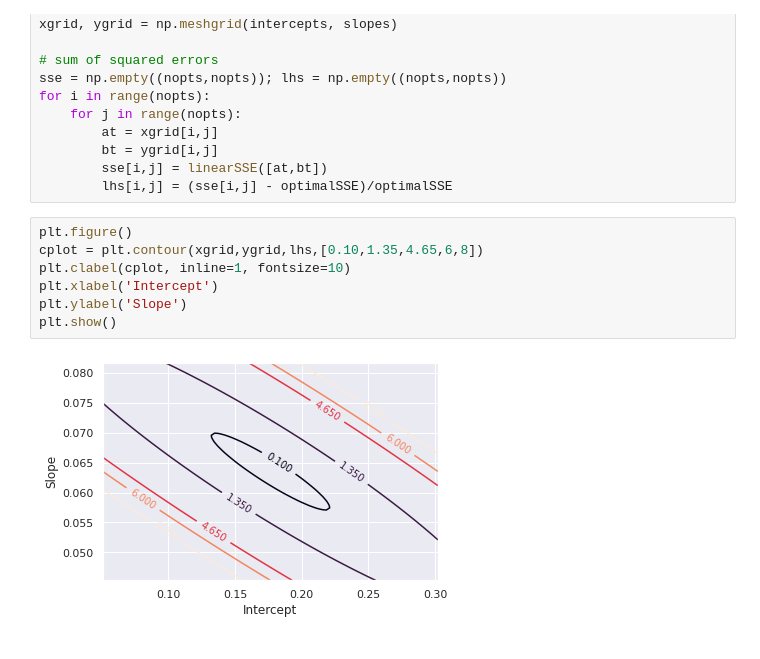
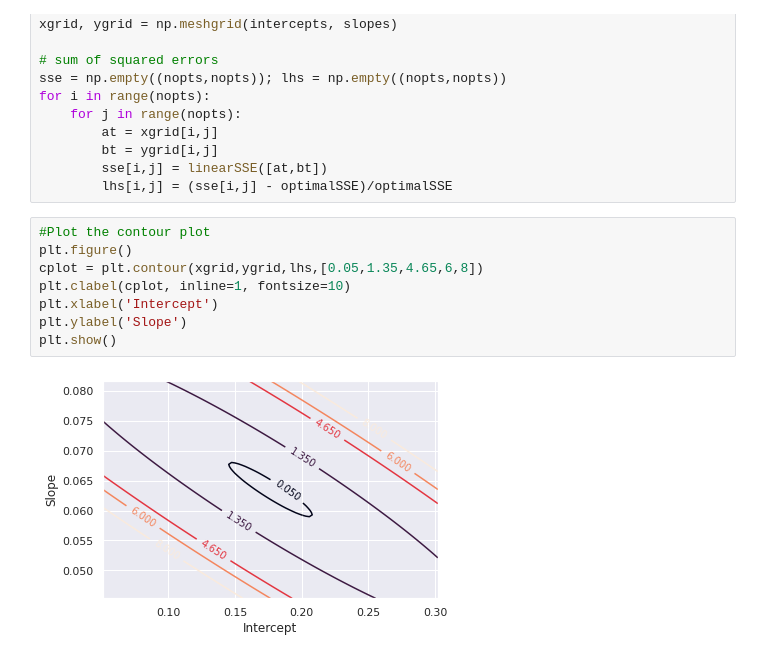
Before and after one commit to clint-bg/tools, a Jupyter notebook: ConfidenceIntervals.ipynb, the cells around one changed output. Drawn from its saved outputs; the diff is of its cells as text.

```diff
--- a/ConfidenceIntervals.ipynb
+++ b/ConfidenceIntervals.ipynb
@@ -358,11 +371,12 @@ for i in range(nopts):
         sse[i,j] = linearSSE([at,bt])
         lhs[i,j] = (sse[i,j] - optimalSSE)/optimalSSE
 # %%
+#Plot the contour plot
 plt.figure()
-cplot = plt.contour(xgrid,ygrid,lhs,[0.10,1.35,4.65,6,8])
+cplot = plt.contour(xgrid,ygrid,lhs,[0.05,1.35,4.65,6,8])
 plt.clabel(cplot, inline=1, fontsize=10)
 plt.xlabel('Intercept')
 plt.ylabel('Slope')
 plt.show()
 # %% [output]
-[figure, old version]
+[figure, new version]
```
Also changed, not shown: parts of 41 cells of this notebook.
